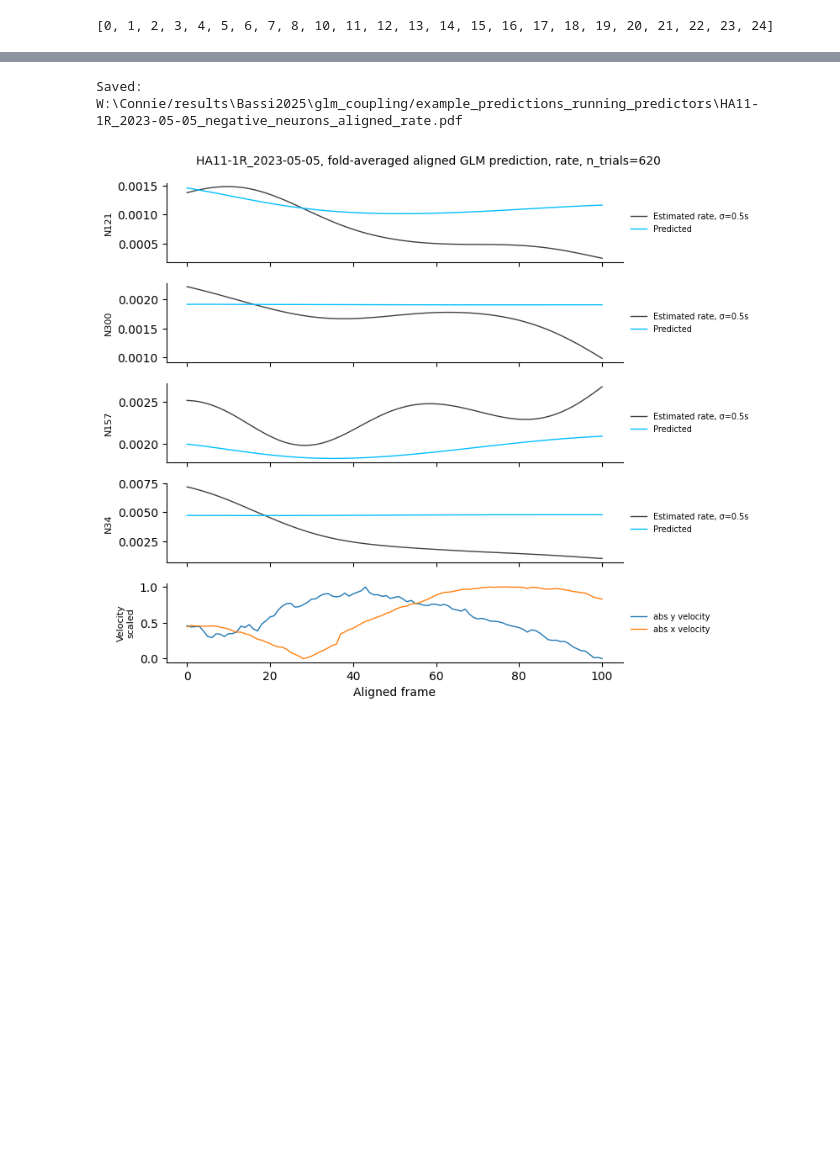
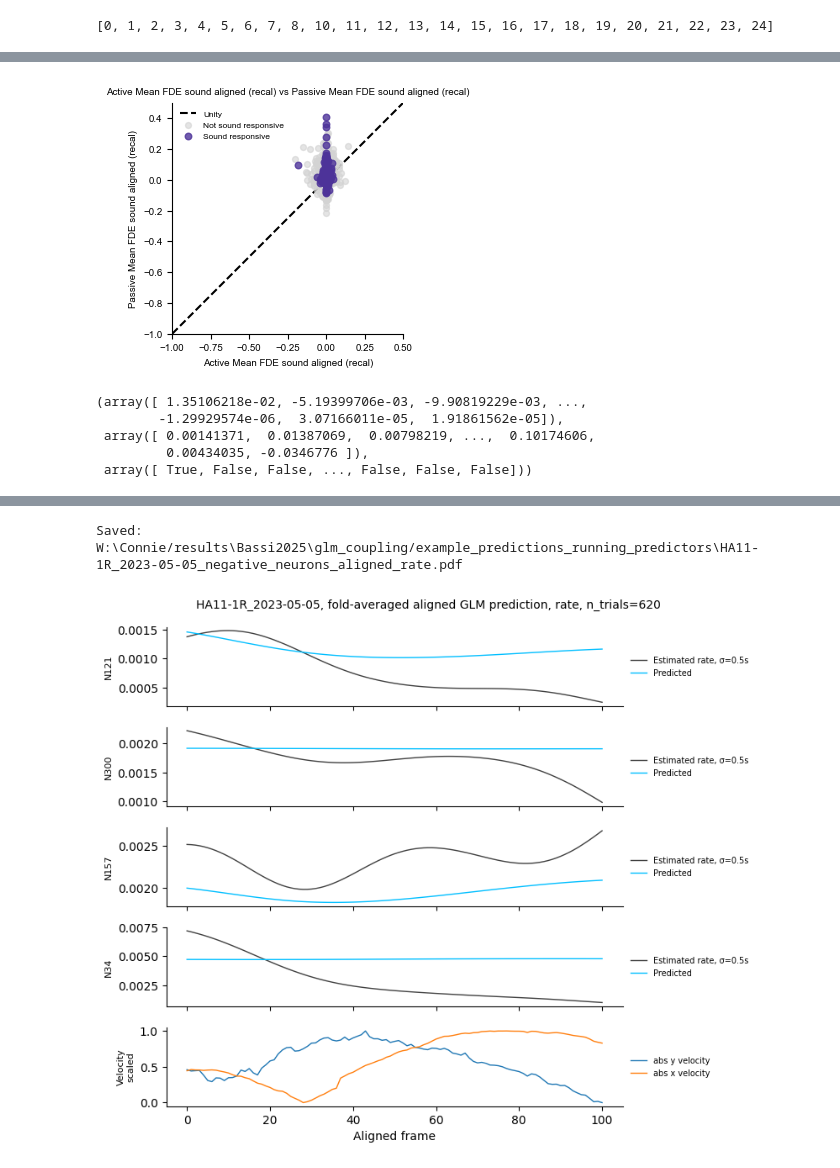
Before and after one commit to constanzabassi/GLM-analysis, a Jupyter notebook: notebooks/run_glm_encoding_analysis_running_models.ipynb, the cells around one changed output, grey strips where cells are left out. Saved outputs shown, nothing was run; the diff lists cells and outputs as text; code cells hidden in the pictures; blank space fills up the shorter version.

```diff
--- a/notebooks/run_glm_encoding_analysis_running_models.ipynb
+++ b/notebooks/run_glm_encoding_analysis_running_models.ipynb
@@ -518,3 +456,13 @@ plotter.scatter_dev_active_passive_sound_sig(mean_frac_dev_by_key, mean_frac_dev
  array([-0.00867286,  0.00446482, -0.00607146, ...,  0.08676029,
         -0.0010886 , -0.0546423 ]),
  array([ True, False, False, ..., False, False, False]))
+# %%
+#plotting baseline recalibrated data
+plotter.scatter_dev_active_passive_sound_sig(mean_frac_dev_by_key_recal, mean_frac_dev_by_key_passive_recal, datasets, sound_separated,sig_type = 'sig_cells_pos', measure_string = 'Active Mean FDE sound aligned (recal)', measure_string2='Passive Mean FDE sound aligned (recal)',  plot_lims = 0.5, plot_lims_neg = -1)
+# %% [output]
+[figure, added]
+(array([ 1.35106218e-02, -5.19399706e-03, -9.90819229e-03, ...,
+        -1.29929574e-06,  3.07166011e-05,  1.91861562e-05]),
+ array([ 0.00141371,  0.01387069,  0.00798219, ...,  0.10174606,
+         0.00434035, -0.0346776 ]),
+ array([ True, False, False, ..., False, False, False]))
```
Also changed, not shown: parts of 28 cells of this notebook, 3 other files.
